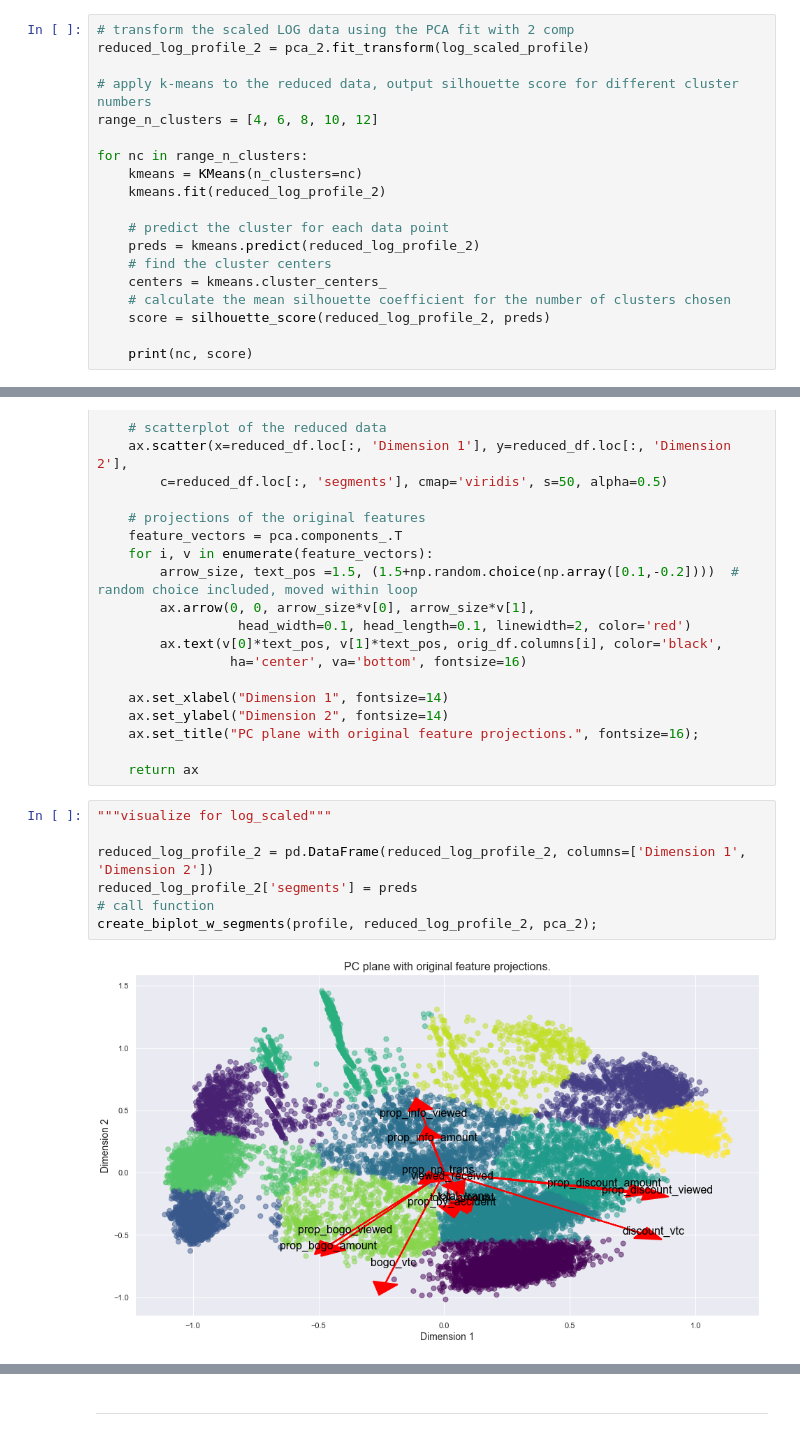
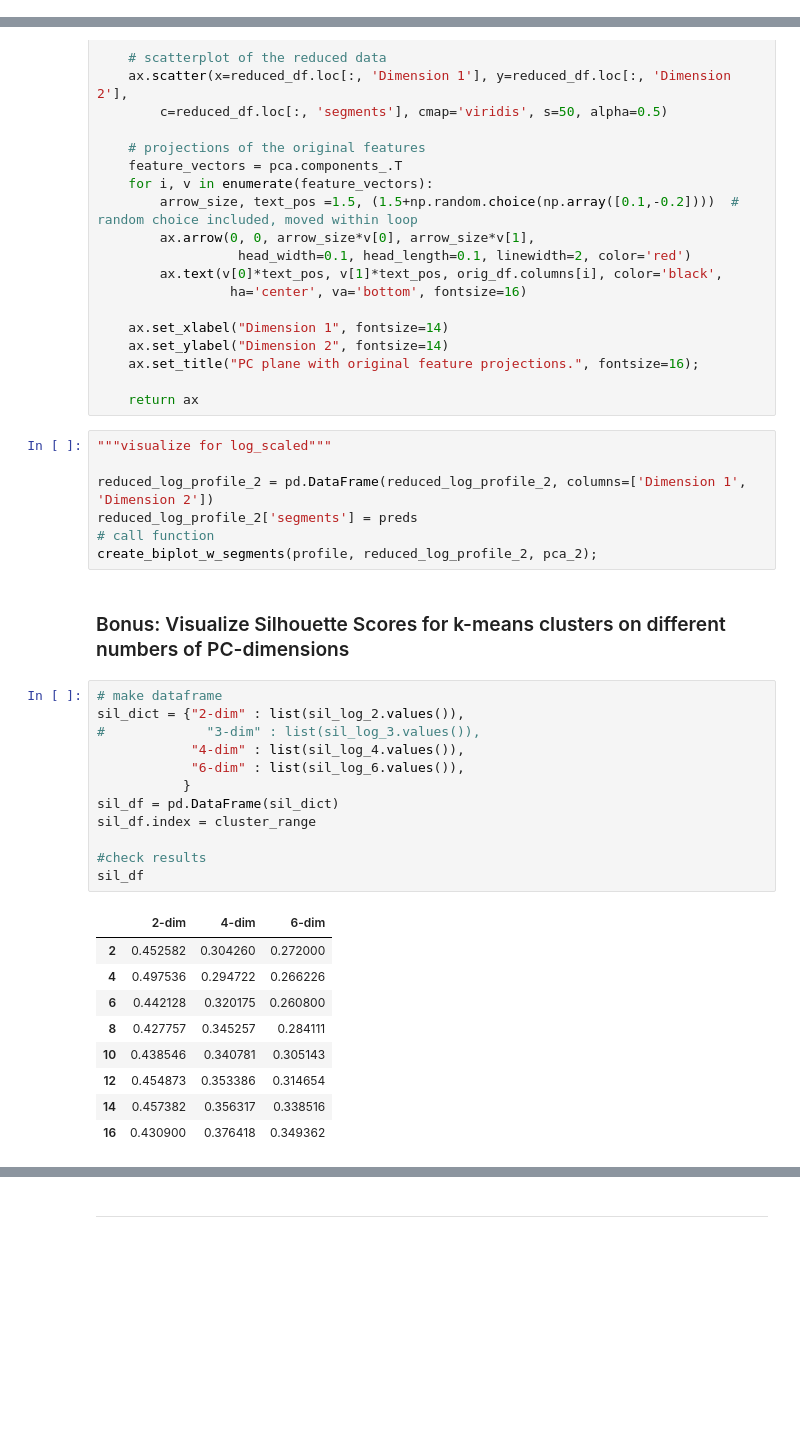
Before and after one commit to rbuerki/segmentation-challenge-starbucks, a Jupyter notebook: 4-PCA_and_clustering.ipynb, the cells around one changed output, grey strips where cells are left out. Drawn from its saved outputs; the diff is of its cells as text; blank space fills up the shorter version.

```diff
--- a/4-PCA_and_clustering.ipynb
+++ b/4-PCA_and_clustering.ipynb
@@ -619,19 +586,0 @@ for nc in range_n_clusters:
-# %%
-# transform the scaled LOG data using the PCA fit with 2 comp
-reduced_log_profile_2 = pca_2.fit_transform(log_scaled_profile)
-
-# apply k-means to the reduced data, output silhouette score for different cluster numbers
-range_n_clusters = [4, 6, 8, 10, 12]
-
-for nc in range_n_clusters:
-    kmeans = KMeans(n_clusters=nc)
-    kmeans.fit(reduced_log_profile_2)
-
-    # predict the cluster for each data point
-    preds = kmeans.predict(reduced_log_profile_2)
-    # find the cluster centers
-    centers = kmeans.cluster_centers_
-    # calculate the mean silhouette coefficient for the number of clusters chosen
-    score = silhouette_score(reduced_log_profile_2, preds)
-
-    print(nc, score)
@@ -787,5 +799,27 @@ reduced_log_profile_2 = pd.DataFrame(reduced_log_profile_2, columns=['Dimension
 reduced_log_profile_2['segments'] = preds
 # call function
 create_biplot_w_segments(profile, reduced_log_profile_2, pca_2);
-# %% [output]
-[figure, removed]
+# %% [markdown]
+### Bonus: Visualize Silhouette Scores for k-means clusters on different numbers of PC-dimensions
+# %%
+# make dataframe
+sil_dict = {"2-dim" : list(sil_log_2.values()),
+#             "3-dim" : list(sil_log_3.values()),
+            "4-dim" : list(sil_log_4.values()),
+            "6-dim" : list(sil_log_6.values()),
+           }
+sil_df = pd.DataFrame(sil_dict)
+sil_df.index = cluster_range
+
+#check results
+sil_df
+# %% [output]
+|  | 2-dim | 4-dim | 6-dim |
+| 2 | 0.452582 | 0.304260 | 0.272000 |
+| 4 | 0.497536 | 0.294722 | 0.266226 |
+| 6 | 0.442128 | 0.320175 | 0.260800 |
+| 8 | 0.427757 | 0.345257 | 0.284111 |
+| 10 | 0.438546 | 0.340781 | 0.305143 |
+| 12 | 0.454873 | 0.353386 | 0.314654 |
+| 14 | 0.457382 | 0.356317 | 0.338516 |
+| 16 | 0.430900 | 0.376418 | 0.349362 |
```
Also changed, not shown: parts of 24 cells of this notebook, 1 other file.
